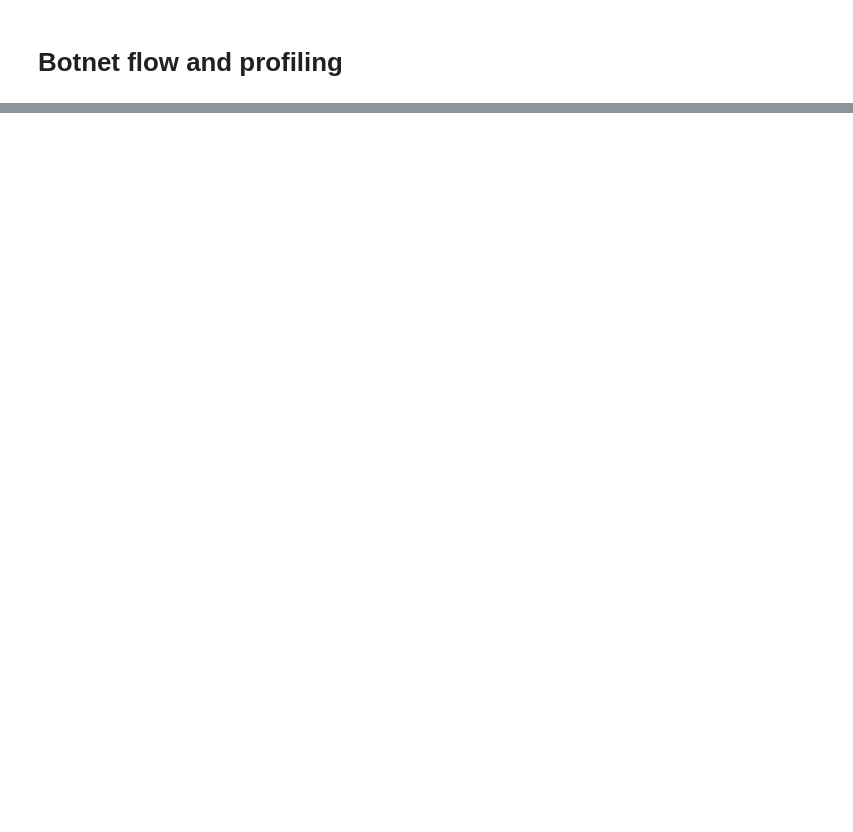
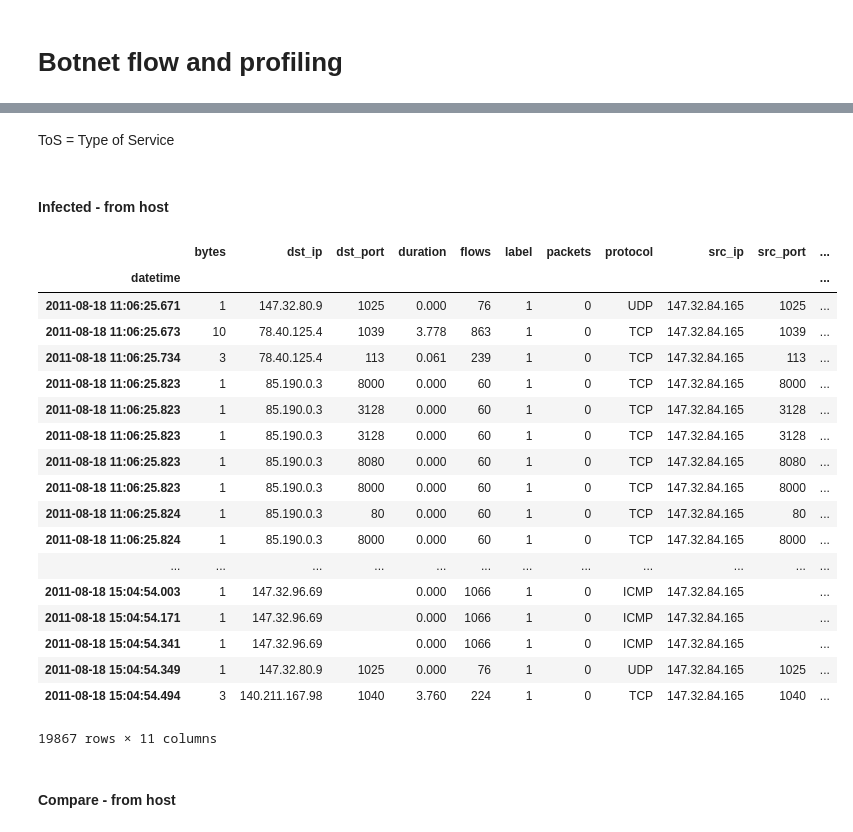
Before and after one commit to Yzoni/cyber-data-analytics, a Jupyter notebook: assignment3/botnet_flow_and_profiling.ipynb, the cells around one changed output, grey strips where cells are left out. Saved outputs shown, nothing was run; the diff lists cells and outputs as text; code cells hidden in the pictures; blank space fills up the shorter version.

Commit message:
Fix parsing of weird string divided rows and init compare

```diff
--- a/assignment3/botnet_flow_and_profiling.ipynb
+++ b/assignment3/botnet_flow_and_profiling.ipynb
@@ -55,0 +100,40 @@ with open('Data/{}'.format(scenario_10)) as f:
+# %% [markdown]
+ToS = Type of Service
+# %% [markdown]
+#### Infected - from host
+# %%
+# Get all data from the first infected host
+
+# Infected from Thu Aug 18 11:06:10 CEST 2011
+infected_host_ip = '147.32.84.165'
+
+src_infected_host_data = scenario_data.loc[scenario_data['src_ip'] == infected_host_ip]
+not_yet_infected = src_infected_host_data.loc['2011-08-18 00:00:00':'2011-08-18 11:06:09']
+print(not_yet_infected.shape)
+not_yet_infected
+# %%
+infected = src_infected_host_data.loc['2011-08-18 11:06:09':'2011-08-19 00:00:00']
+print(infected.shape)
+infected
+# %% [output]
+|  | bytes | dst_ip | dst_port | duration | flows | label | packets | protocol | src_ip | src_port | ... |
+| datetime |  |  |  |  |  |  |  |  |  |  | ... |
+| 2011-08-18 11:06:25.671 | 1 | 147.32.80.9 | 1025 | 0.000 | 76 | 1 | 0 | UDP | 147.32.84.165 | 1025 | ... |
+| 2011-08-18 11:06:25.673 | 10 | 78.40.125.4 | 1039 | 3.778 | 863 | 1 | 0 | TCP | 147.32.84.165 | 1039 | ... |
+| 2011-08-18 11:06:25.734 | 3 | 78.40.125.4 | 113 | 0.061 | 239 | 1 | 0 | TCP | 147.32.84.165 | 113 | ... |
+| 2011-08-18 11:06:25.823 | 1 | 85.190.0.3 | 8000 | 0.000 | 60 | 1 | 0 | TCP | 147.32.84.165 | 8000 | ... |
+| 2011-08-18 11:06:25.823 | 1 | 85.190.0.3 | 3128 | 0.000 | 60 | 1 | 0 | TCP | 147.32.84.165 | 3128 | ... |
+| 2011-08-18 11:06:25.823 | 1 | 85.190.0.3 | 3128 | 0.000 | 60 | 1 | 0 | TCP | 147.32.84.165 | 3128 | ... |
+| 2011-08-18 11:06:25.823 | 1 | 85.190.0.3 | 8080 | 0.000 | 60 | 1 | 0 | TCP | 147.32.84.165 | 8080 | ... |
+| 2011-08-18 11:06:25.823 | 1 | 85.190.0.3 | 8000 | 0.000 | 60 | 1 | 0 | TCP | 147.32.84.165 | 8000 | ... |
+| 2011-08-18 11:06:25.824 | 1 | 85.190.0.3 | 80 | 0.000 | 60 | 1 | 0 | TCP | 147.32.84.165 | 80 | ... |
+| 2011-08-18 11:06:25.824 | 1 | 85.190.0.3 | 8000 | 0.000 | 60 | 1 | 0 | TCP | 147.32.84.165 | 8000 | ... |
+| ... | ... | ... | ... | ... | ... | ... | ... | ... | ... | ... | ... |
+| 2011-08-18 15:04:54.003 | 1 | 147.32.96.69 |  | 0.000 | 1066 | 1 | 0 | ICMP | 147.32.84.165 |  | ... |
+| 2011-08-18 15:04:54.171 | 1 | 147.32.96.69 |  | 0.000 | 1066 | 1 | 0 | ICMP | 147.32.84.165 |  | ... |
+| 2011-08-18 15:04:54.341 | 1 | 147.32.96.69 |  | 0.000 | 1066 | 1 | 0 | ICMP | 147.32.84.165 |  | ... |
+| 2011-08-18 15:04:54.349 | 1 | 147.32.80.9 | 1025 | 0.000 | 76 | 1 | 0 | UDP | 147.32.84.165 | 1025 | ... |
+| 2011-08-18 15:04:54.494 | 3 | 140.211.167.98 | 1040 | 3.760 | 224 | 1 | 0 | TCP | 147.32.84.165 | 1040 | ... |
+19867 rows × 11 columns
+# %% [markdown]
+#### Compare - from host
```
Also changed, not shown: parts of 10 cells of this notebook.
